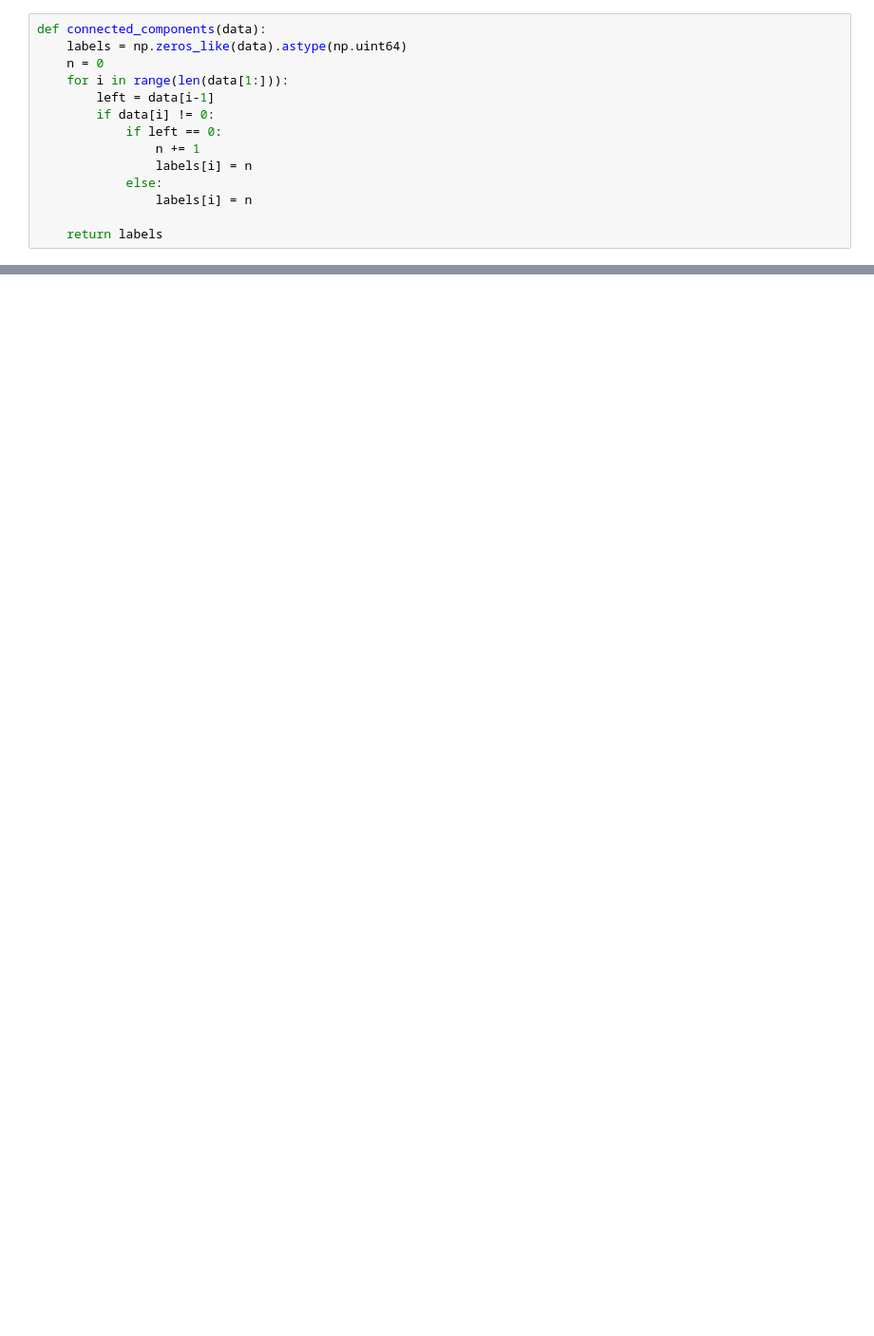
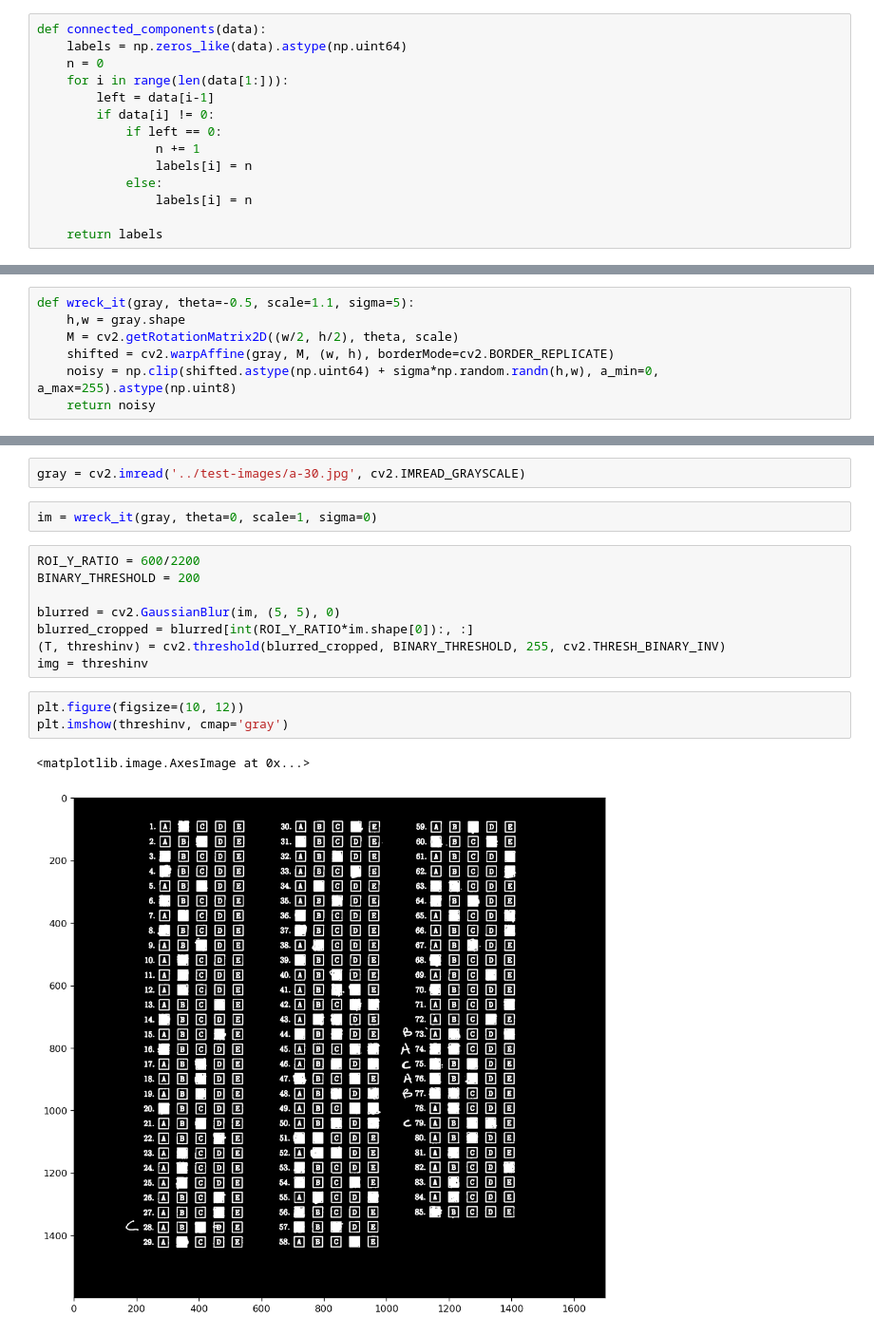
Before and after one commit to Bryantcornwell/CV-auto-grader, a Jupyter notebook: deepak/pipeline.ipynb, the cells around one changed output, grey strips where cells are left out. Shown at 95% size. Saved outputs shown, nothing was run; the diff lists cells and outputs as text; blank space fills up the shorter version.

```diff
--- a/deepak/pipeline.ipynb
+++ b/deepak/pipeline.ipynb
@@ -117 +119,8 @@ def segment(p, min_width=25, min_intensity=180):
+# %%
+def wreck_it(gray, theta=-0.5, scale=1.1, sigma=5):
+    h,w = gray.shape
+    M = cv2.getRotationMatrix2D((w/2, h/2), theta, scale)
+    shifted = cv2.warpAffine(gray, M, (w, h), borderMode=cv2.BORDER_REPLICATE)
+    noisy = np.clip(shifted.astype(np.uint64) + sigma*np.random.randn(h,w), a_min=0, a_max=255).astype(np.uint8)
+    return noisy
 # %%
@@ -204,0 +218,18 @@ x[(1,2)]=3
+# %%
+gray = cv2.imread('../test-images/a-30.jpg', cv2.IMREAD_GRAYSCALE)
+# %%
+im = wreck_it(gray, theta=0, scale=1, sigma=0)
+# %%
+ROI_Y_RATIO = 600/2200
+BINARY_THRESHOLD = 200
+
+blurred = cv2.GaussianBlur(im, (5, 5), 0)
+blurred_cropped = blurred[int(ROI_Y_RATIO*im.shape[0]):, :]
+(T, threshinv) = cv2.threshold(blurred_cropped, BINARY_THRESHOLD, 255, cv2.THRESH_BINARY_INV)
+img = threshinv
+# %%
+plt.figure(figsize=(10, 12))
+plt.imshow(threshinv, cmap='gray')
+# %% [output]
+<matplotlib.image.AxesImage at 0x...>
+[figure, added]
```
Also changed, not shown: parts of 24 cells of this notebook, 17 other files.
